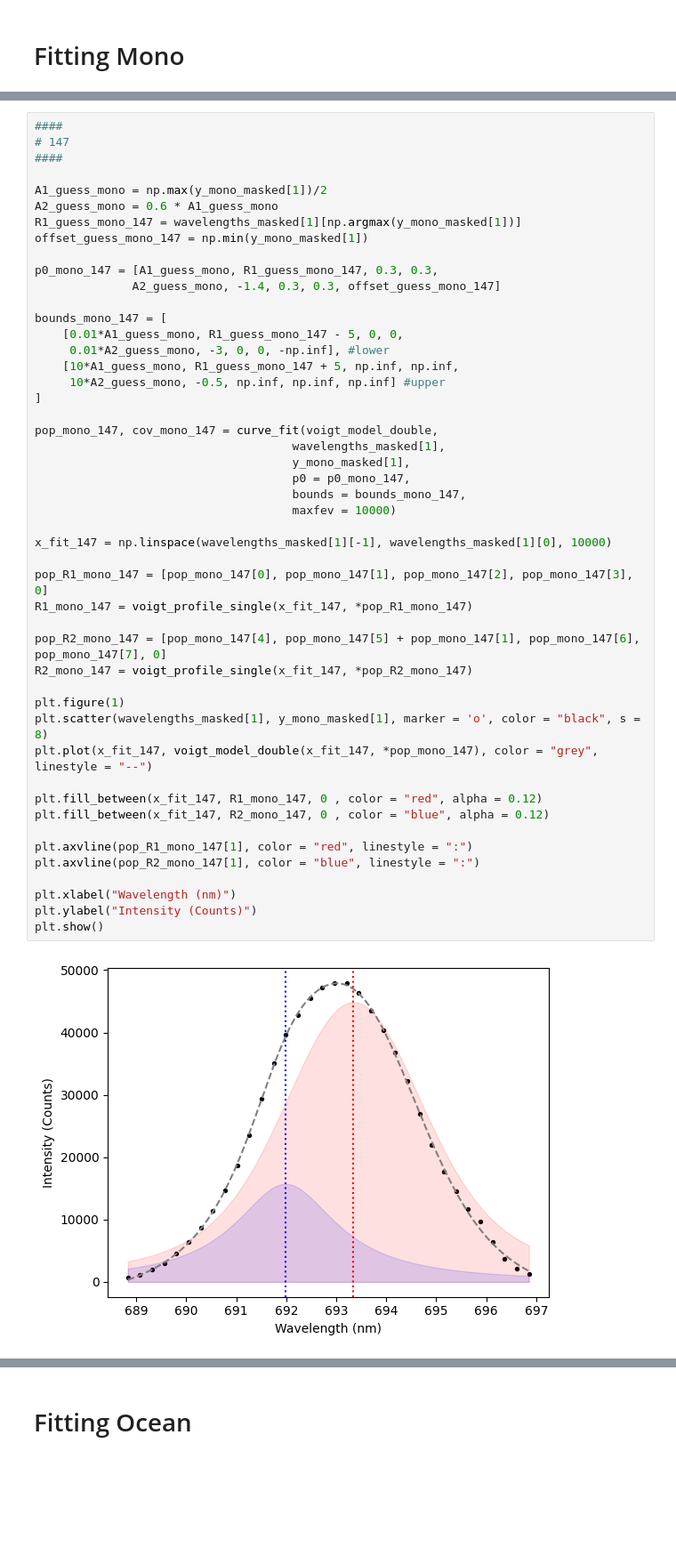
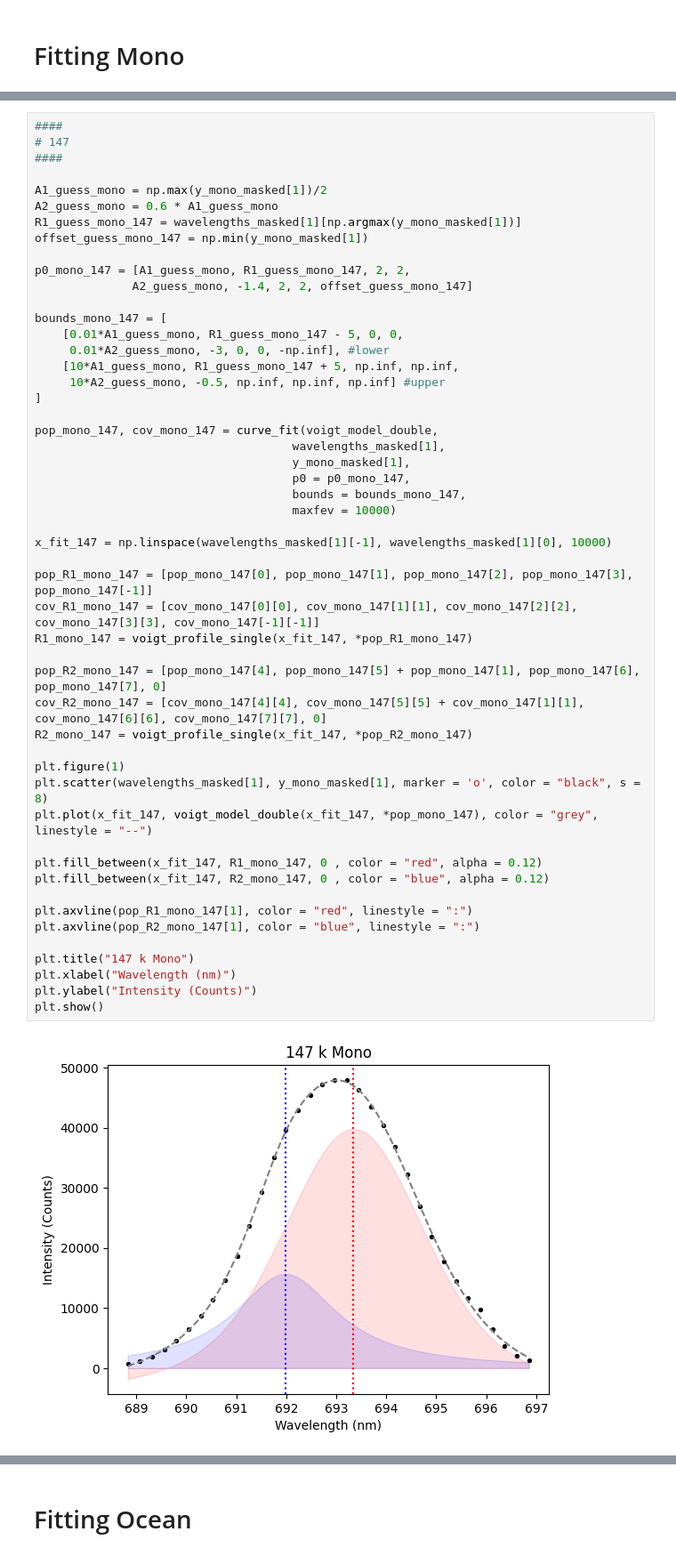
Before and after one commit to Sebastian426/Advanced-Lab-Code, a Jupyter notebook: Main_Results_Plots/Careful_Fits_Results_Table.ipynb, the cells around one changed output, grey strips where cells are left out. Shown at 89% size. Saved outputs shown, nothing was run; the diff lists cells and outputs as text; blank space fills up the shorter version.

```diff
--- a/Main_Results_Plots/Careful_Fits_Results_Table.ipynb
+++ b/Main_Results_Plots/Careful_Fits_Results_Table.ipynb
@@ -282,8 +280,8 @@ A2_guess_mono = 0.6 * A1_guess_mono
 R1_guess_mono_147 = wavelengths_masked[1][np.argmax(y_mono_masked[1])]
 offset_guess_mono_147 = np.min(y_mono_masked[1])
 
-p0_mono_147 = [A1_guess_mono, R1_guess_mono_147, 0.3, 0.3,
-              A2_guess_mono, -1.4, 0.3, 0.3, offset_guess_mono_147]
+p0_mono_147 = [A1_guess_mono, R1_guess_mono_147, 2, 2,
+              A2_guess_mono, -1.4, 2, 2, offset_guess_mono_147]
 
 bounds_mono_147 = [
     [0.01*A1_guess_mono, R1_guess_mono_147 - 5, 0, 0,
@@ -293,35 +291,38 @@ bounds_mono_147 = [
 ]
 
 pop_mono_147, cov_mono_147 = curve_fit(voigt_model_double,
                                      wavelengths_masked[1],
                                      y_mono_masked[1],
                                      p0 = p0_mono_147,
                                      bounds = bounds_mono_147,
                                      maxfev = 10000)
 
 x_fit_147 = np.linspace(wavelengths_masked[1][-1], wavelengths_masked[1][0], 10000)
 
-pop_R1_mono_147 = [pop_mono_147[0], pop_mono_147[1], pop_mono_147[2], pop_mono_147[3], 0]
+pop_R1_mono_147 = [pop_mono_147[0], pop_mono_147[1], pop_mono_147[2], pop_mono_147[3], pop_mono_147[-1]]
+cov_R1_mono_147 = [cov_mono_147[0][0], cov_mono_147[1][1], cov_mono_147[2][2], cov_mono_147[3][3], cov_mono_147[-1][-1]]
 R1_mono_147 = voigt_profile_single(x_fit_147, *pop_R1_mono_147)
 
 pop_R2_mono_147 = [pop_mono_147[4], pop_mono_147[5] + pop_mono_147[1], pop_mono_147[6], pop_mono_147[7], 0]
+cov_R2_mono_147 = [cov_mono_147[4][4], cov_mono_147[5][5] + cov_mono_147[1][1], cov_mono_147[6][6], cov_mono_147[7][7], 0]
 R2_mono_147 = voigt_profile_single(x_fit_147, *pop_R2_mono_147)
 
 plt.figure(1)
 plt.scatter(wavelengths_masked[1], y_mono_masked[1], marker = 'o', color = "black", s = 8)
 plt.plot(x_fit_147, voigt_model_double(x_fit_147, *pop_mono_147), color = "grey", linestyle = "--")
 
 plt.fill_between(x_fit_147, R1_mono_147, 0 , color = "red", alpha = 0.12)
 plt.fill_between(x_fit_147, R2_mono_147, 0 , color = "blue", alpha = 0.12)
 
 plt.axvline(pop_R1_mono_147[1], color = "red", linestyle = ":")
 plt.axvline(pop_R2_mono_147[1], color = "blue", linestyle = ":")
 
+plt.title("147 k Mono")
 plt.xlabel("Wavelength (nm)")
 plt.ylabel("Intensity (Counts)")
 plt.show()
 # %% [output]
-[figure, old version]
+[figure, new version]
 # %%
 ####
 # 217
```
Also changed, not shown: parts of 17 cells of this notebook, 1 other file.
